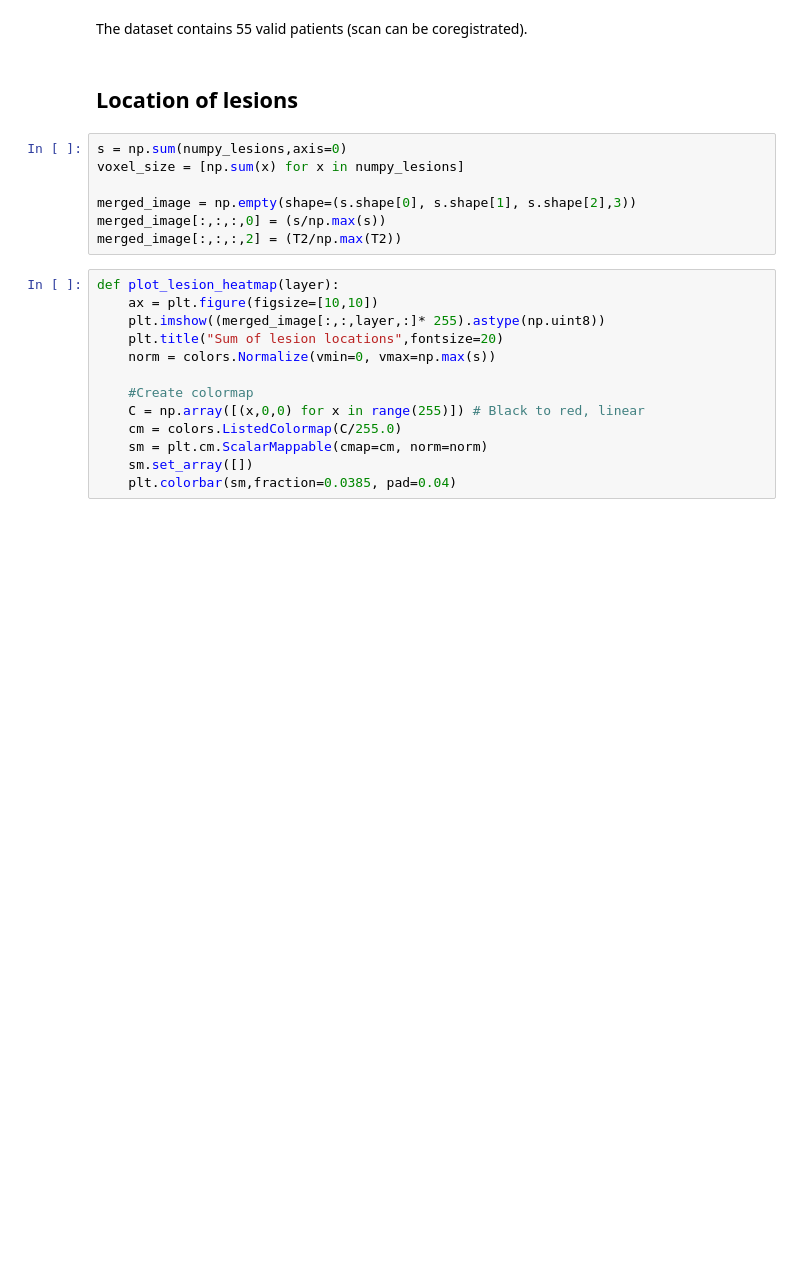
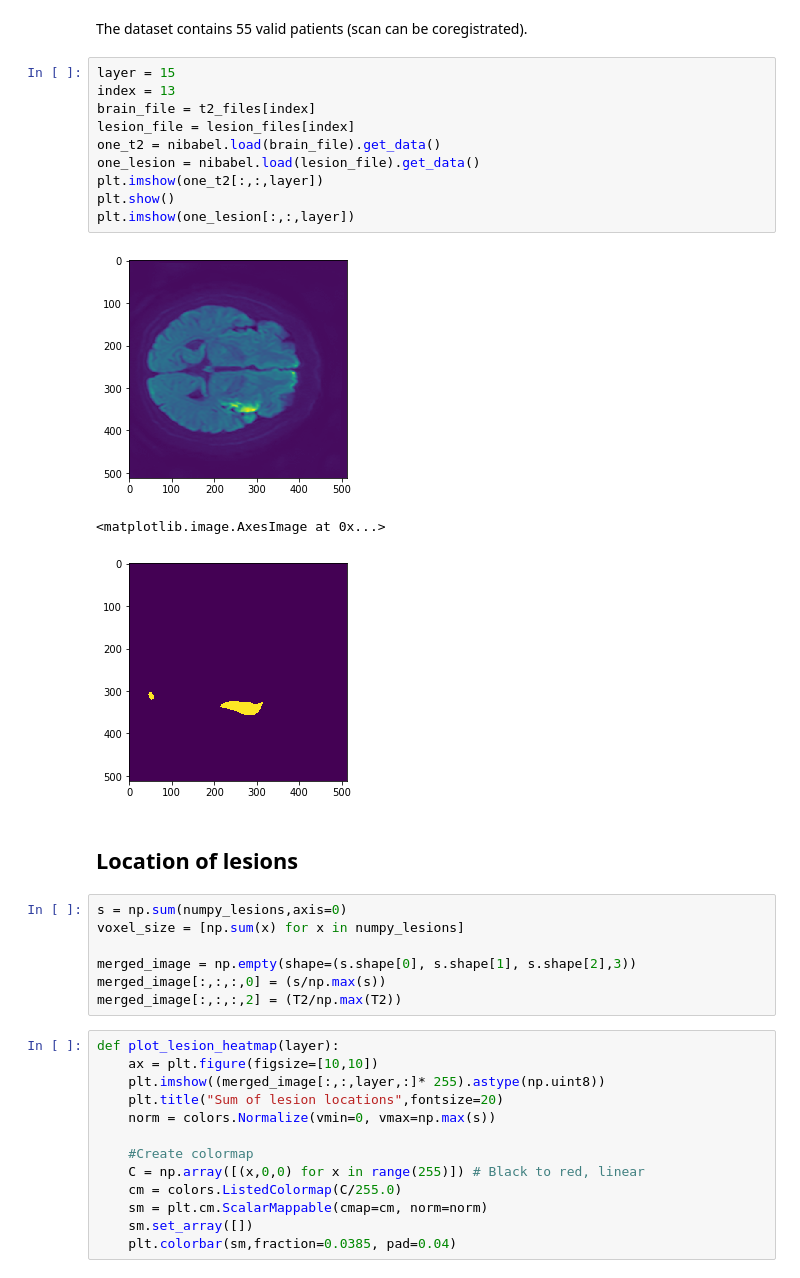
Before and after one commit to devhliu/MIP-DeepStroke, a Jupyter notebook: DataAnalysis-HUG.ipynb, the cells around one changed output. Drawn from its saved outputs; the diff is of its cells as text; blank space fills up the shorter version.

```diff
--- a/DataAnalysis-HUG.ipynb
+++ b/DataAnalysis-HUG.ipynb
@@ -41,5 +42,19 @@ Number of patients : 3
 # %% [markdown]
 The dataset contains 55 valid patients (scan can be coregistrated).
+# %%
+layer = 15
+index = 13
+brain_file = t2_files[index]
+lesion_file = lesion_files[index]
+one_t2 = nibabel.load(brain_file).get_data()
+one_lesion = nibabel.load(lesion_file).get_data()
+plt.imshow(one_t2[:,:,layer])
+plt.show()
+plt.imshow(one_lesion[:,:,layer])
+# %% [output]
+[figure, added]
+<matplotlib.image.AxesImage at 0x...>
+[figure, added]
 # %% [markdown]
 ## Location of lesions
 # %%
```
Also changed, not shown: parts of 7 cells of this notebook, 4 other files.
